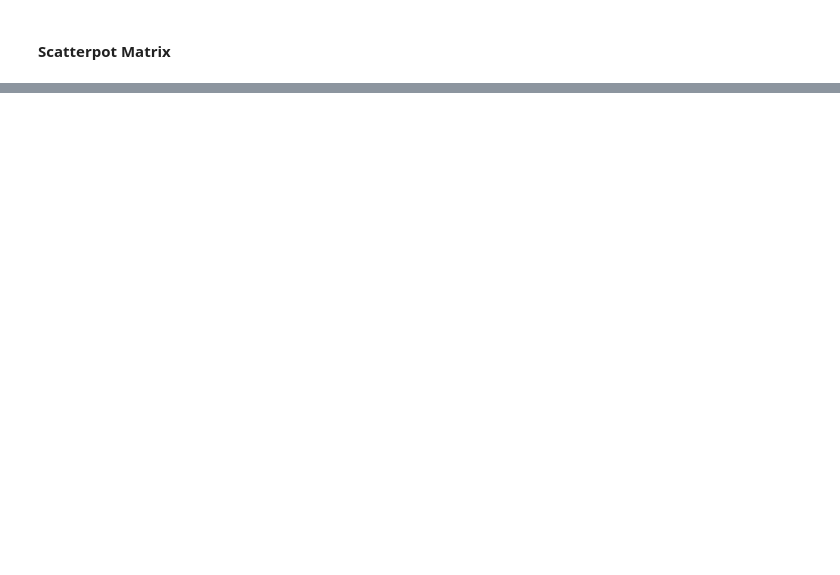
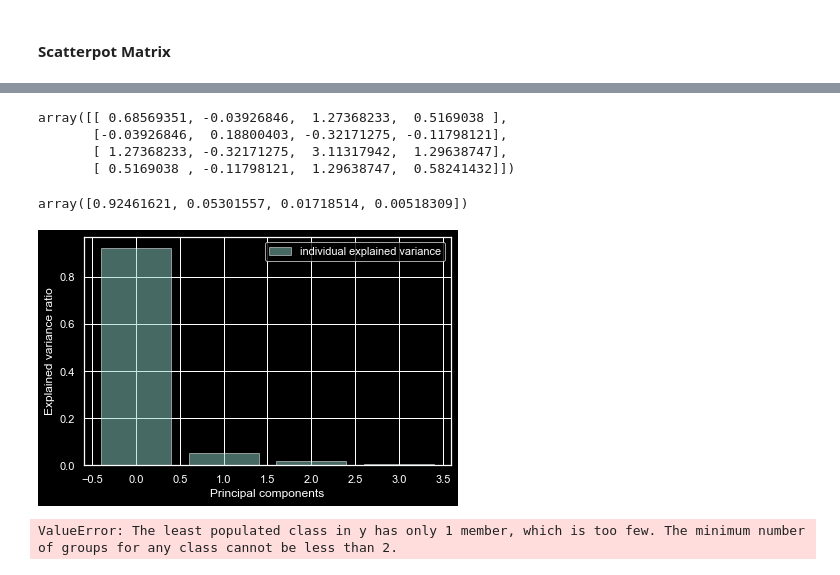
Before and after one commit to JTohall/Machine_Learning_and_Statistics, a Jupyter notebook: Tasks.ipynb, the cells around one changed output, grey strips where cells are left out. Drawn from its saved outputs; the diff is of its cells as text; code cells hidden in the pictures; blank space fills up the shorter version.

```diff
--- a/Tasks.ipynb
+++ b/Tasks.ipynb
@@ -877,0 +937,30 @@ A classifier is any algorithm that sorts data into labelled classes or categorie
+# %%
+# Modelling with PCA
+
+from sklearn.decomposition import PCA
+pca = PCA()
+X_new = pca.fit_transform(X)
+# %%
+pca.get_covariance()
+# %% [output]
+array([[ 0.68569351, -0.03926846,  1.27368233,  0.5169038 ],
+       [-0.03926846,  0.18800403, -0.32171275, -0.11798121],
+       [ 1.27368233, -0.32171275,  3.11317942,  1.29638747],
+       [ 0.5169038 , -0.11798121,  1.29638747,  0.58241432]])
+# %%
+explained_variance=pca.explained_variance_ratio_
+explained_variance
+# %% [output]
+array([0.92461621, 0.05301557, 0.01718514, 0.00518309])
+# %%
+with plt.style.context('dark_background'):
+    plt.figure(figsize=(6, 4))
+
+    plt.bar(range(4), explained_variance, alpha=0.5, align='center',
+            label='individual explained variance')
+    plt.ylabel('Explained variance ratio')
+    plt.xlabel('Principal components')
+    plt.legend(loc='best')
+    plt.tight_layout()
+# %% [output]
+[figure, added]
@@ -878,3 +970,7 @@ A classifier is any algorithm that sorts data into labelled classes or categorie
+# %%
+X_train_new, X_test_new, y_train, y_test = train_test_split(X_new, y, test_size = 0.3, random_state=20, stratify=y)
+# %% [output]
+ValueError: The least populated class in y has only 1 member, which is too few. The minimum number of groups for any class cannot be less than 2.
 # %% [markdown]
 ***
 
```
Also changed, not shown: parts of 22 cells of this notebook.
